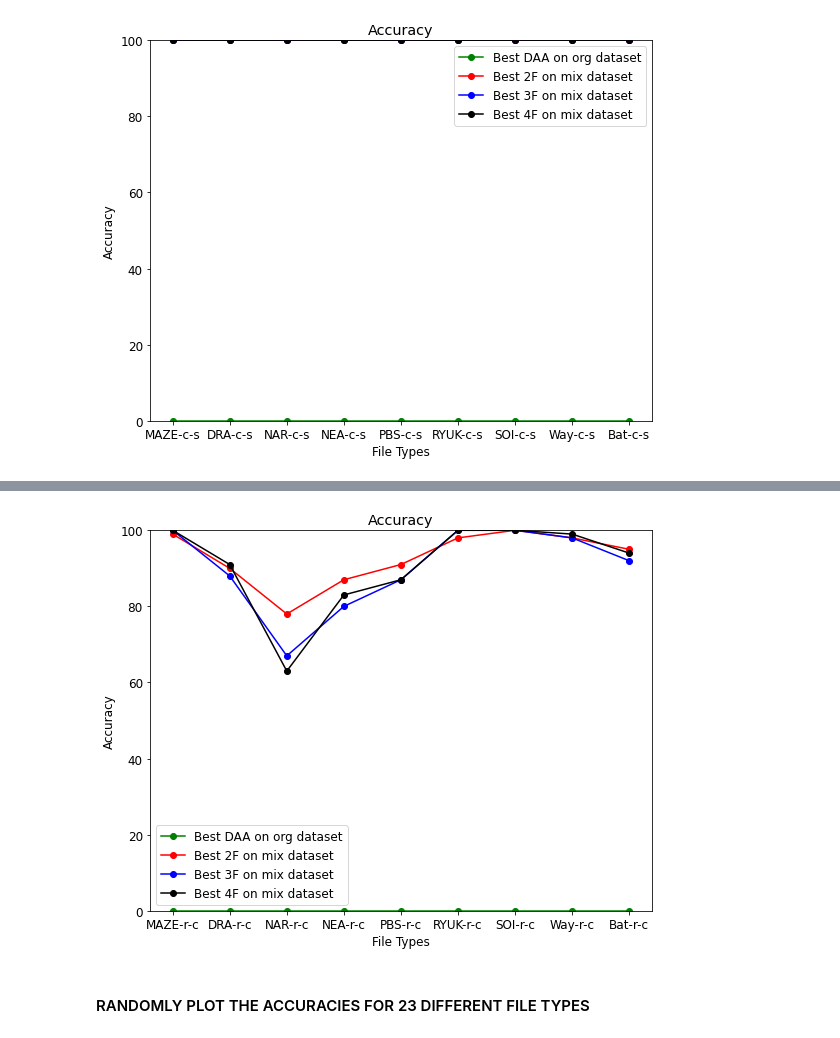
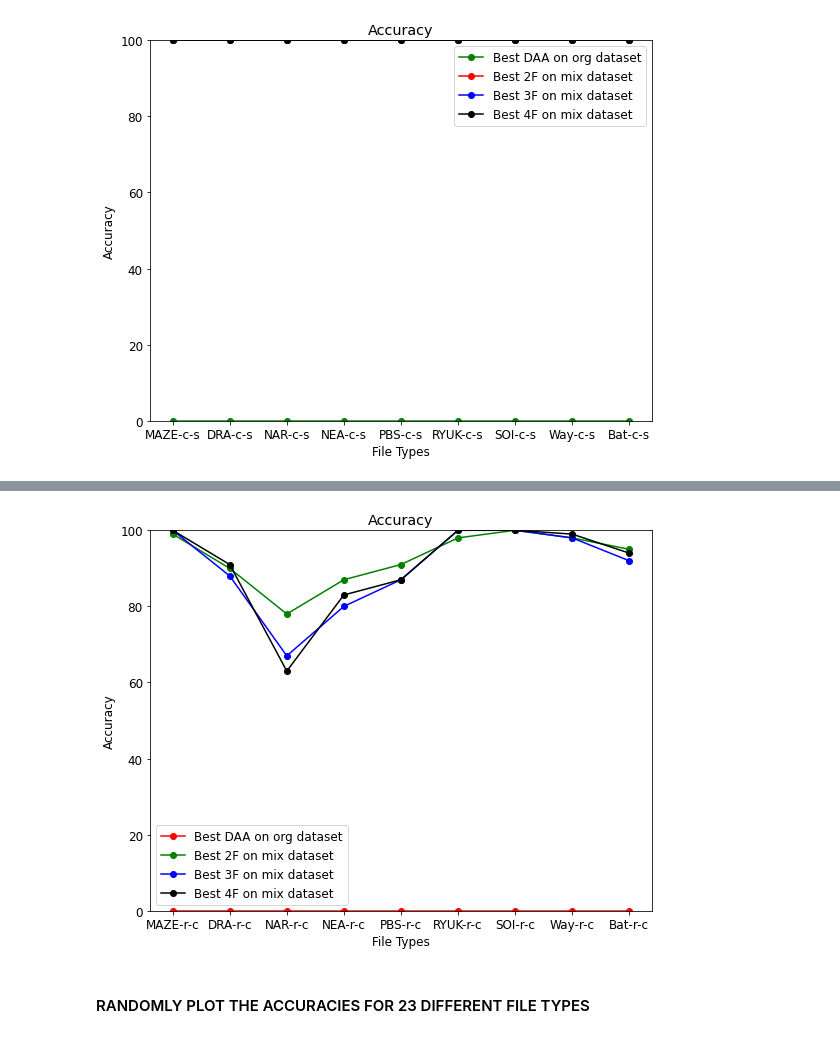
Before and after one commit to gomitolof/DAA-for-Ransomware-detection, a Jupyter notebook: models_mix/best_models.ipynb, the cells around one changed output, grey strips where cells are left out. Saved outputs shown, nothing was run; the diff lists cells and outputs as text; code cells hidden in the pictures.

```diff
--- a/models_mix/best_models.ipynb
+++ b/models_mix/best_models.ipynb
@@ -1557,18 +1551,18 @@ plt.show()
 # %%
 plt.rcParams.update({'font.size': 12})
 plt.figure(figsize=(9,7))
 plt.title("Accuracy")
 plt.xlabel("File Types")
 plt.ylabel("Accuracy")
-plt.plot(short_paths[0:9], acc_DAA[0:9], marker='o', color="green", label="Best DAA on org dataset")
-plt.plot(short_paths[0:9], acc_2F_mix[0:9], marker='o', color="red", label="Best 2F on mix dataset")
+plt.plot(short_paths[0:9], acc_DAA_mix[0:9], marker='o', color="red", label="Best DAA on org dataset")
+plt.plot(short_paths[0:9], acc_2F_mix[0:9], marker='o', color="green", label="Best 2F on mix dataset")
 plt.plot(short_paths[0:9], acc_3F_mix[0:9], marker='o', color="blue", label="Best 3F on mix dataset")
 plt.plot(short_paths[0:9], acc_4F_mix[0:9], marker='o', color="black", label="Best 4F on mix dataset")
 plt.ylim([0, 100])
 plt.legend()
 plt.show()
 # %% [output]
-[figure, old version]
+[figure, new version]
 # %% [markdown]
 #### RANDOMLY PLOT THE ACCURACIES FOR 23 DIFFERENT FILE TYPES
 # %%
```
Also changed, not shown: parts of 20 cells of this notebook.
